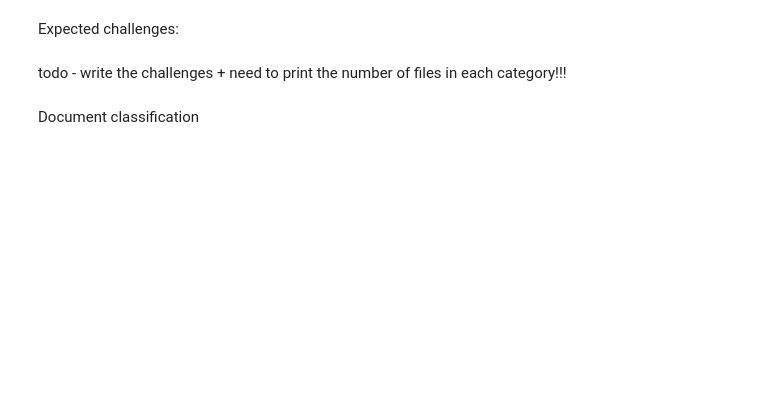
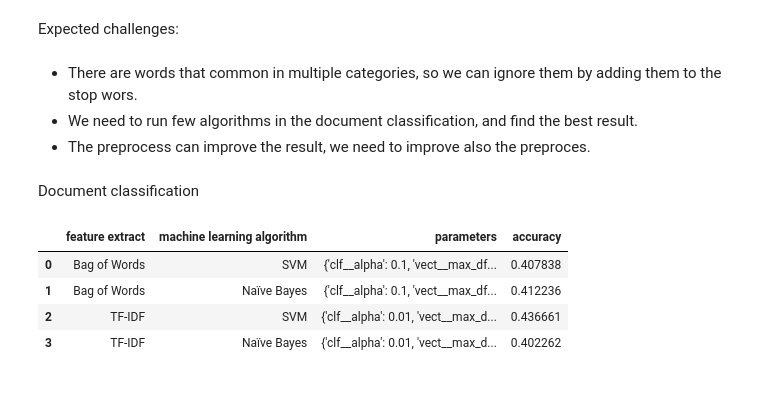
Before and after one commit to RonShmul/DocumentClassification-1, a Jupyter notebook: assignment2.ipynb, the cells around one changed output. Cells and saved outputs as stored; diff of their text form; code cells hidden in the pictures; blank space fills up the shorter version.

```diff
--- a/assignment2.ipynb
+++ b/assignment2.ipynb
@@ -121,9 +139,11 @@ Number of categories 23
 ... (13 outputs left out)
 # %% [markdown]
  Expected challenges:
-# %% [markdown]
-
-todo - write the challenges + need to print the number of files in each category!!!
+# %% [markdown]
+
+- There are words that common in multiple categories, so we can ignore them by adding them to the stop wors.
+- We need to run few algorithms in the document classification, and find the best result.
+- The preprocess can improve the result, we need to improve also the preproces.
 # %% [markdown]
 Document classification
 # %%
@@ -144,31 +164,38 @@ testSetCat = tableForTest['category'].tolist()
 # %%
 # The classifying process
 def classify(parameters, feature, ml):
-            pipeline = Pipeline(steps=[('name', feature), ('transform', ml)])
+            pipeline = Pipeline(steps=[('vect', feature), ('clf', ml)])
             gs_clf = GridSearchCV(pipeline, parameters, n_jobs=1)
             gs_clf = gs_clf.fit(trainingSet, trainingCat)
             prediction = gs_clf.predict(testSet)
-            accuracy = metrics.accuracy_score(testSet, prediction)
-            # print(accuracy)
+            accuracy = metrics.accuracy_score(testSetCat, prediction)
             return [accuracy, gs_clf.best_params_]
 # %%
 results = []
-parameters = {'vect__max_df': (0.3, 0.5, 0.7, 0.8, 1.0), 'clf__alpha': (0.01, 1.0)}
+parameters = {'vect__max_df': (0.3, 0.4, 0.5, 0.6, 0.7, 0.8, 1.0), 'clf__alpha': (0.001, 0.01, 0.1, 1.0)}
 
 # Using classify with Bag of Words and SVM algorithm
-ans = classify(CountVectorizer(), SGDClassifier(), parameters)
+ans = classify(parameters, CountVectorizer(), SGDClassifier())
 results.append(['Bag of Words', 'SVM', ans[1], ans[0]])
 
 # Using classify with Bag of Words and NB algorithm
-ans = classify(CountVectorizer(), MultinomialNB(), parameters)
+ans = classify(parameters, CountVectorizer(), MultinomialNB())
 results.append(['Bag of Words', 'Naïve Bayes',  ans[1], ans[0]])
 
 # Using classify with tf-idf and SVM algorithm
-ans = classify(TfidfVectorizer(sublinear_tf=True, stop_words='english'), SGDClassifier(), parameters)
+ans = classify(parameters, TfidfVectorizer(sublinear_tf=True, stop_words='english'), SGDClassifier())
 results.append(['TF-IDF', 'SVM', ans[1], ans[0]])
 
 # Using classify with tf-idf and NB algorithm
-ans = classify(TfidfVectorizer(sublinear_tf=True, stop_words='english'), MultinomialNB(), parameters)
+ans = classify(parameters, TfidfVectorizer(sublinear_tf=True, stop_words='english'), MultinomialNB())
 results.append(['TF-IDF', 'Naïve Bayes', ans[1], ans[0]])
 
 pd.DataFrame(results, columns=['feature extract', 'machine learning algorithm', 'parameters', 'accuracy'])
+# %% [output]
+|  | feature extract | machine learning algorithm | parameters | accuracy |
+| 0 | Bag of Words | SVM | {'clf__alpha': 0.1, 'vect__max_df... | 0.407838 |
+| 1 | Bag of Words | Naïve Bayes | {'clf__alpha': 0.1, 'vect__max_df... | 0.412236 |
+| 2 | TF-IDF | SVM | {'clf__alpha': 0.01, 'vect__max_d... | 0.436661 |
+| 3 | TF-IDF | Naïve Bayes | {'clf__alpha': 0.01, 'vect__max_d... | 0.402262 |
+# %% [markdown]
+#
```
Also changed, not shown: parts of 11 cells of this notebook.
